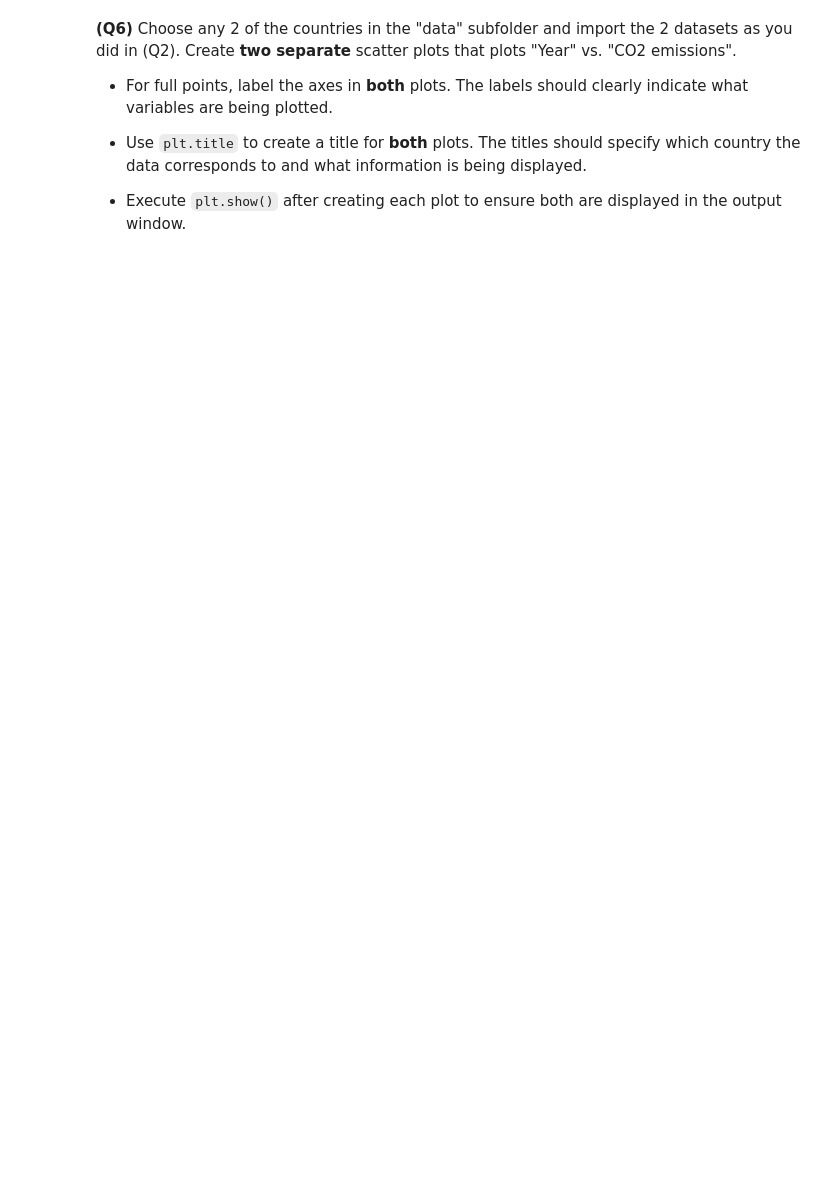
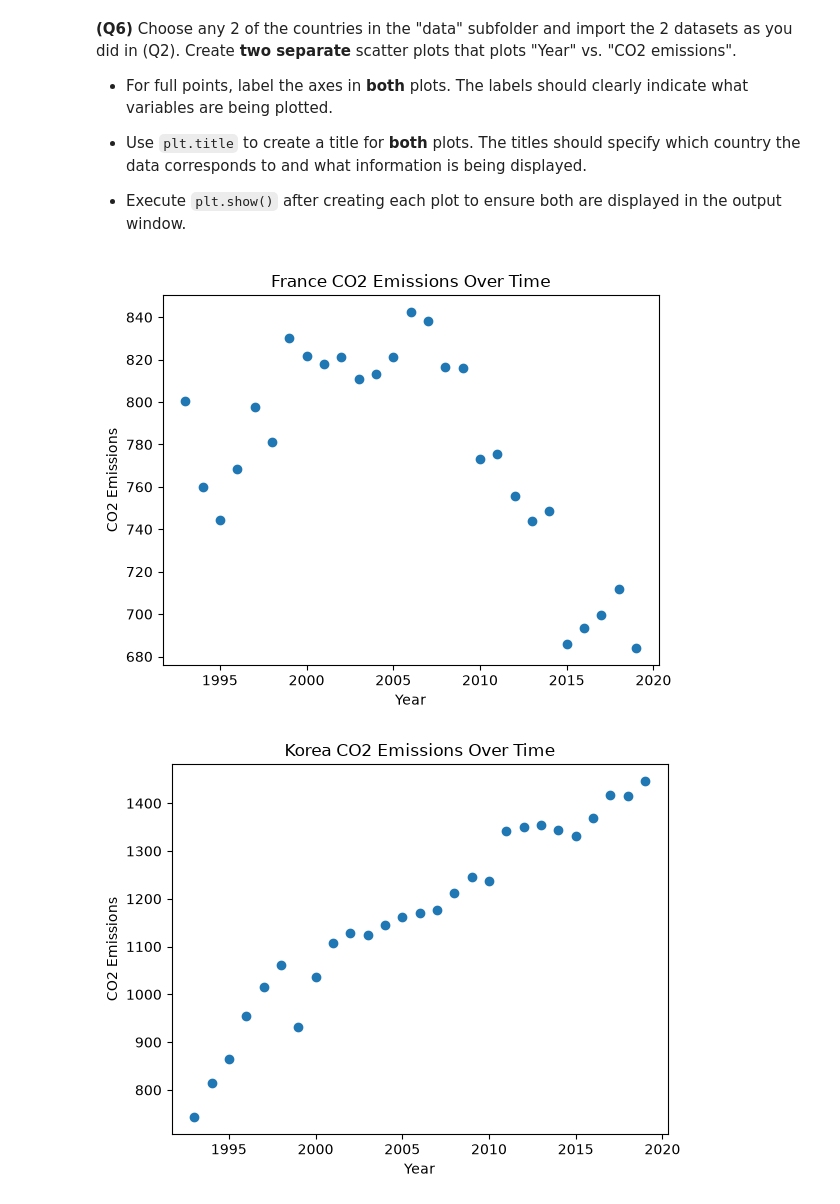
Before and after one commit to ksduong/datasci185fall2026, a Jupyter notebook: _assignments/assignment_2/KSD_Assignment2.ipynb, the cells around one changed output. Saved outputs shown, nothing was run; the diff lists cells and outputs as text; code cells hidden in the pictures; blank space fills up the shorter version.

```diff
--- a/_assignments/assignment_2/KSD_Assignment2.ipynb
+++ b/_assignments/assignment_2/KSD_Assignment2.ipynb
@@ -135,0 +138,19 @@ plt.scatter(china_emissions["Energy_consumption"], china_emissions["CO2_emission
+# %%
+france_emissions = pd.read_csv("data/france_emission.csv")
+korea_emissions = pd.read_csv("data/korea_emission.csv")
+
+# plt.figure()
+plt.scatter(france_emissions["Year"], france_emissions["CO2_emission"])
+plt.title("France CO2 Emissions Over Time")
+plt.xlabel("Year")
+plt.ylabel("CO2 Emissions")
+plt.show()
+
+plt.scatter(korea_emissions["Year"], korea_emissions["CO2_emission"])
+plt.title("Korea CO2 Emissions Over Time")
+plt.xlabel("Year")
+plt.ylabel("CO2 Emissions")
+plt.show()
+# %% [output]
+[figure, added]
+[figure, added]
```
Also changed, not shown: parts of 3 cells of this notebook.
